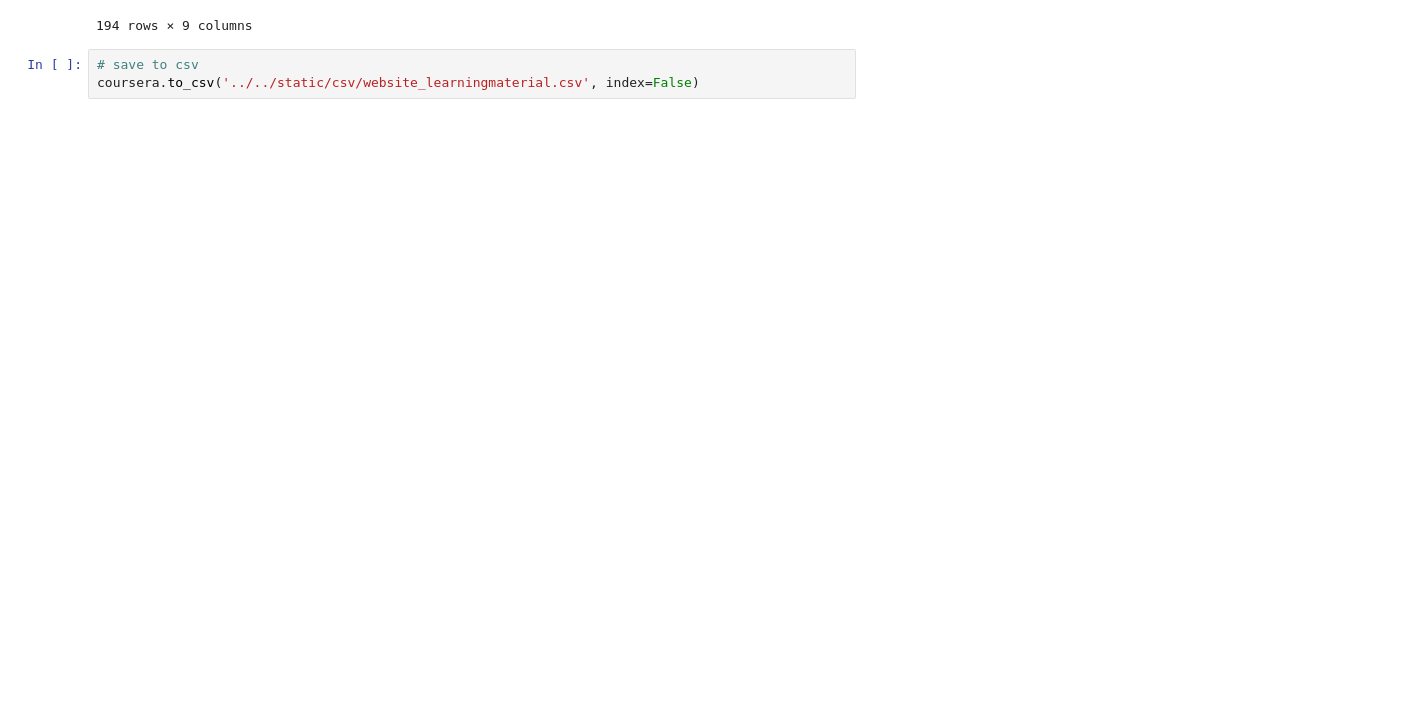
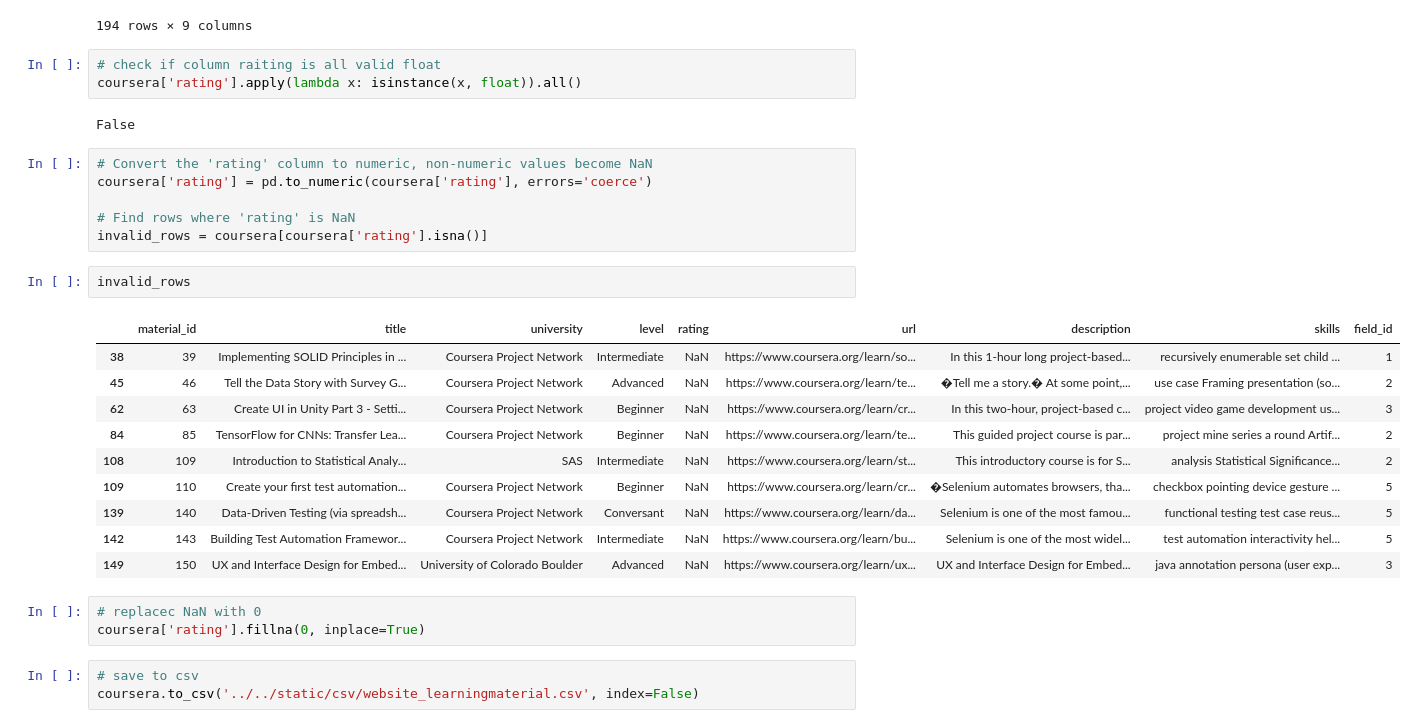
Before and after one commit to ron-ligsay/course-u, a Jupyter notebook: course_u/src/notebooks/coursera.ipynb, the cells around one changed output. Drawn from its saved outputs; the diff is of its cells as text; blank space fills up the shorter version.

Commit message:
displaying the course view and load data

```diff
--- a/course_u/src/notebooks/coursera.ipynb
+++ b/course_u/src/notebooks/coursera.ipynb
@@ -123,6 +123,33 @@ coursera
 | 192 | 193 | Security Awareness Training | (ISC)� | Beginner | 4.7 | https://www.coursera.org/learn/se... | The security of an organization i... | security security management mult... | 6 |
 | 193 | 194 | Business intelligence and data an... | Macquarie University | Advanced | 4.6 | https://www.coursera.org/learn/bu... | �Megatrends� heavily influence to... | analytics tableau software Busine... | 2 |
 194 rows × 9 columns
+# %%
+# check if column raiting is all valid float
+coursera['rating'].apply(lambda x: isinstance(x, float)).all()
+# %% [output]
+False
+# %%
+# Convert the 'rating' column to numeric, non-numeric values become NaN
+coursera['rating'] = pd.to_numeric(coursera['rating'], errors='coerce')
+
+# Find rows where 'rating' is NaN
+invalid_rows = coursera[coursera['rating'].isna()]
+# %%
+invalid_rows
+# %% [output]
+|  | material_id | title | university | level | rating | url | description | skills | field_id |
+| 38 | 39 | Implementing SOLID Principles in ... | Coursera Project Network | Intermediate | NaN | https://www.coursera.org/learn/so... | In this 1-hour long project-based... | recursively enumerable set child ... | 1 |
+| 45 | 46 | Tell the Data Story with Survey G... | Coursera Project Network | Advanced | NaN | https://www.coursera.org/learn/te... | �Tell me a story.� At some point,... | use case Framing presentation (so... | 2 |
+| 62 | 63 | Create UI in Unity Part 3 - Setti... | Coursera Project Network | Beginner | NaN | https://www.coursera.org/learn/cr... | In this two-hour, project-based c... | project video game development us... | 3 |
+| 84 | 85 | TensorFlow for CNNs: Transfer Lea... | Coursera Project Network | Beginner | NaN | https://www.coursera.org/learn/te... | This guided project course is par... | project mine series a round Artif... | 2 |
+| 108 | 109 | Introduction to Statistical Analy... | SAS | Intermediate | NaN | https://www.coursera.org/learn/st... | This introductory course is for S... | analysis Statistical Significance... | 2 |
+| 109 | 110 | Create your first test automation... | Coursera Project Network | Beginner | NaN | https://www.coursera.org/learn/cr... | �Selenium automates browsers, tha... | checkbox pointing device gesture ... | 5 |
+| 139 | 140 | Data-Driven Testing (via spreadsh... | Coursera Project Network | Conversant | NaN | https://www.coursera.org/learn/da... | Selenium is one of the most famou... | functional testing test case reus... | 5 |
+| 142 | 143 | Building Test Automation Framewor... | Coursera Project Network | Intermediate | NaN | https://www.coursera.org/learn/bu... | Selenium is one of the most widel... | test automation interactivity hel... | 5 |
+| 149 | 150 | UX and Interface Design for Embed... | University of Colorado Boulder | Advanced | NaN | https://www.coursera.org/learn/ux... | UX and Interface Design for Embed... | java annotation persona (user exp... | 3 |
+# %%
+# replacec NaN with 0
+coursera['rating'].fillna(0, inplace=True)
 # %%
 # save to csv
 coursera.to_csv('../../static/csv/website_learningmaterial.csv', index=False)
```
Also changed, not shown: 5 other files.
